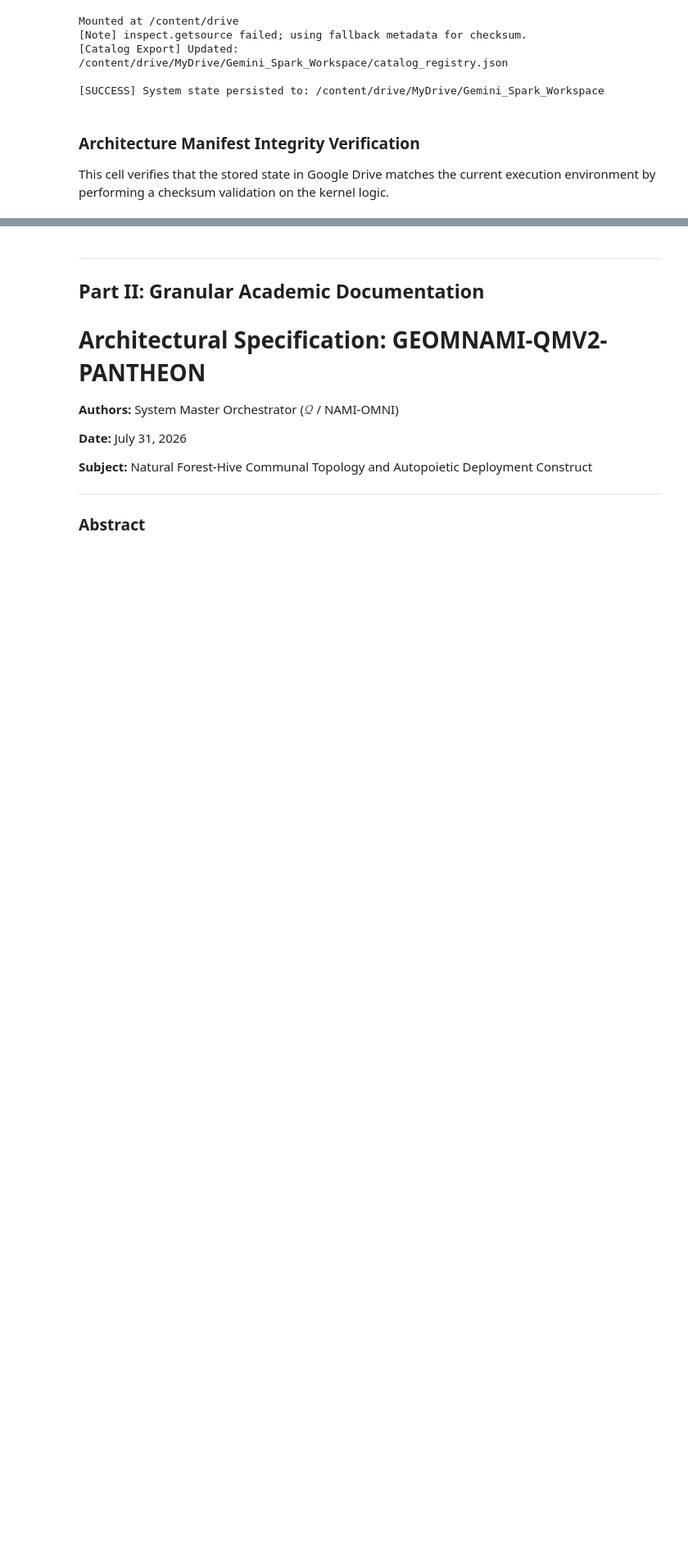
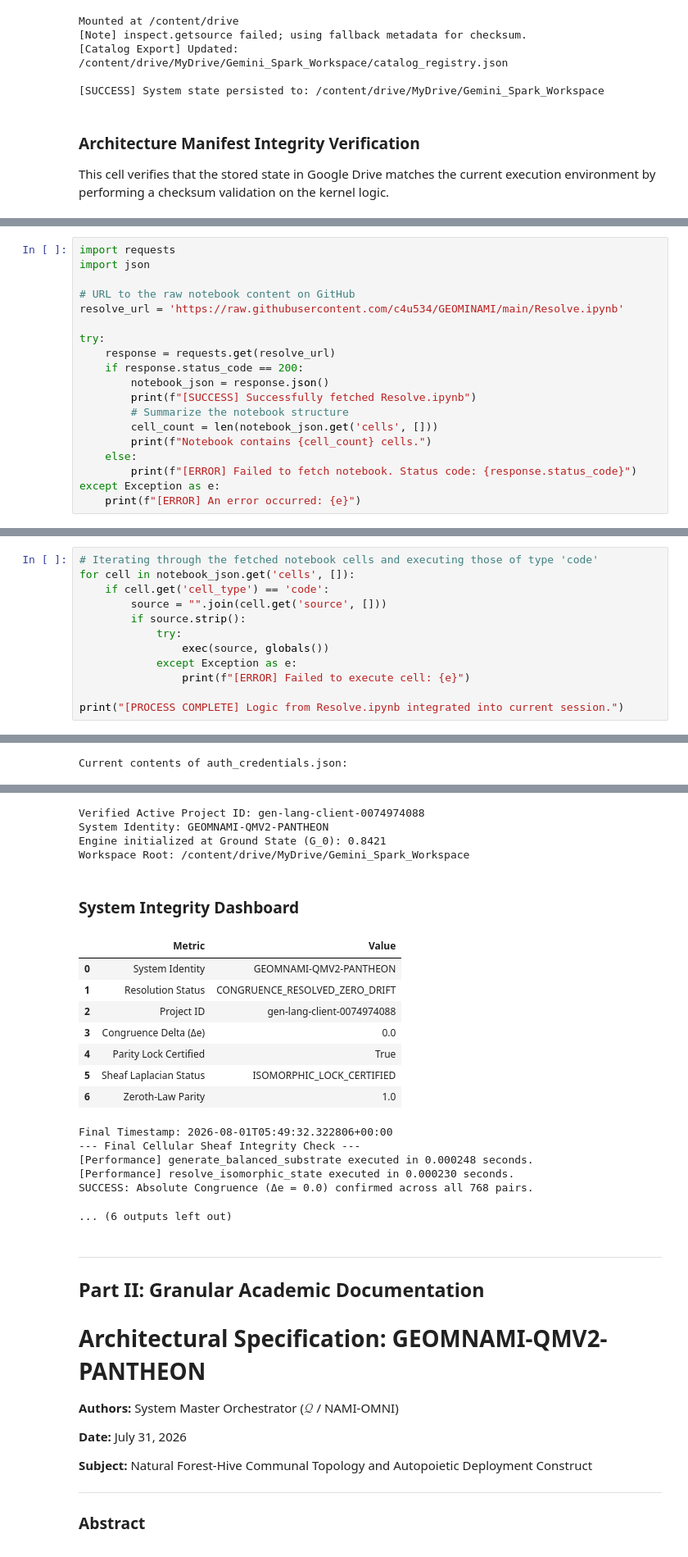
Before and after one commit to c4u534/GEOMINAMI, a Jupyter notebook: initiate.ipynb, the cells around one changed output, grey strips where cells are left out. Shown at 82% size. Drawn from its saved outputs; the diff is of its cells as text; blank space fills up the shorter version.

```diff
--- a/initiate.ipynb
+++ b/initiate.ipynb
@@ -461,0 +477,19 @@ Last Persistence Event: 2026-07-31T23:35:49.371209+00:00
+# %%
+import requests
+import json
+
+# URL to the raw notebook content on GitHub
+resolve_url = 'https://raw.githubusercontent.com/c4u534/GEOMINAMI/main/Resolve.ipynb'
+
+try:
+    response = requests.get(resolve_url)
+    if response.status_code == 200:
+        notebook_json = response.json()
+        print(f"[SUCCESS] Successfully fetched Resolve.ipynb")
+        # Summarize the notebook structure
+        cell_count = len(notebook_json.get('cells', []))
+        print(f"Notebook contains {cell_count} cells.")
+    else:
+        print(f"[ERROR] Failed to fetch notebook. Status code: {response.status_code}")
+except Exception as e:
+    print(f"[ERROR] An error occurred: {e}")
@@ -461,0 +502,13 @@ Last Persistence Event: 2026-07-31T23:35:49.371209+00:00
+# %%
+# Iterating through the fetched notebook cells and executing those of type 'code'
+for cell in notebook_json.get('cells', []):
+    if cell.get('cell_type') == 'code':
+        source = "".join(cell.get('source', []))
+        if source.strip():
+            try:
+                exec(source, globals())
+            except Exception as e:
+                print(f"[ERROR] Failed to execute cell: {e}")
+
+print("[PROCESS COMPLETE] Logic from Resolve.ipynb integrated into current session.")
+# %% [output]
@@ -461,0 +543 @@ Last Persistence Event: 2026-07-31T23:35:49.371209+00:00
+Current contents of auth_credentials.json:
@@ -462,3 +584,22 @@ Last Persistence Event: 2026-07-31T23:35:49.371209+00:00
+Verified Active Project ID: gen-lang-client-0074974088
+System Identity: GEOMNAMI-QMV2-PANTHEON
+Engine initialized at Ground State (G_0): 0.8421
+Workspace Root: /content/drive/MyDrive/Gemini_Spark_Workspace
+### System Integrity Dashboard
+|  | Metric | Value |
+| 0 | System Identity | GEOMNAMI-QMV2-PANTHEON |
+| 1 | Resolution Status | CONGRUENCE_RESOLVED_ZERO_DRIFT |
+| 2 | Project ID | gen-lang-client-0074974088 |
+| 3 | Congruence Delta (Δe) | 0.0 |
+| 4 | Parity Lock Certified | True |
+| 5 | Sheaf Laplacian Status | ISOMORPHIC_LOCK_CERTIFIED |
+| 6 | Zeroth-Law Parity | 1.0 |
+Final Timestamp: 2026-08-01T05:49:32.322806+00:00
+--- Final Cellular Sheaf Integrity Check ---
+[Performance] generate_balanced_substrate executed in 0.000248 seconds.
+[Performance] resolve_isomorphic_state executed in 0.000230 seconds.
+SUCCESS: Absolute Congruence (Δe = 0.0) confirmed across all 768 pairs.
+... (6 outputs left out)
 # %% [markdown]
 ---
 
```
Also changed, not shown: parts of 7 cells of this notebook.
